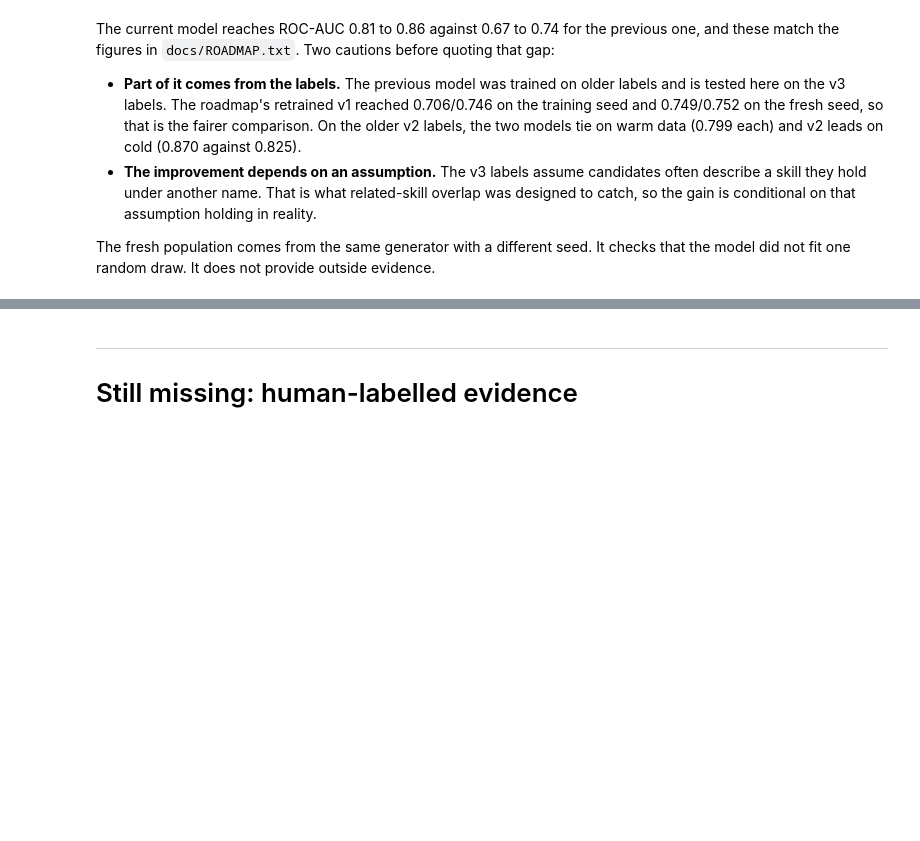
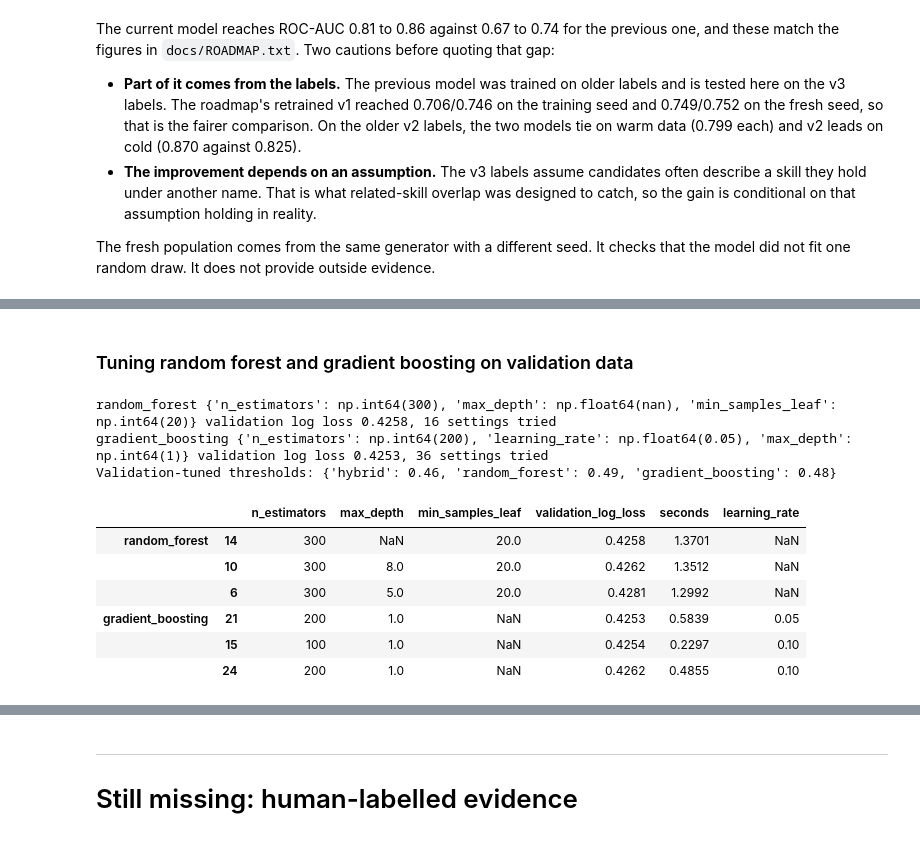
Before and after one commit to DiorWachira/Hybrid-AI-Powered-Matching-and-Recommendation-Engine, a Jupyter notebook: notebooks/model_visuals.ipynb, the cells around one changed output, grey strips where cells are left out. Saved outputs shown, nothing was run; the diff lists cells and outputs as text; code cells hidden in the pictures; blank space fills up the shorter version.

```diff
--- a/notebooks/model_visuals.ipynb
+++ b/notebooks/model_visuals.ipynb
@@ -1124,0 +1135,50 @@ display(generations.drop(columns=["tp", "fp", "fn", "tn"]).round(3))
+# %% [markdown]
+### Tuning random forest and gradient boosting on validation data
+# %%
+from itertools import product
+from time import perf_counter
+
+from sklearn.ensemble import GradientBoostingClassifier, RandomForestClassifier
+
+X = pairs[list(FEATURES)].to_numpy()
+y = pairs.label.to_numpy()
+in_train, in_validation = (pairs.split == "train").to_numpy(), (pairs.split == "validation").to_numpy()
+F1_GRID = np.linspace(0.05, 0.95, 91)
+SEARCHES = {
+    "random_forest": (RandomForestClassifier, {"n_estimators": [300], "max_depth": [3, 5, 8, None], "min_samples_leaf": [1, 5, 20, 50]}),
+    "gradient_boosting": (GradientBoostingClassifier, {"n_estimators": [50, 100, 200, 400], "learning_rate": [0.02, 0.05, 0.1], "max_depth": [1, 2, 3]}),
+}
+fitted, searches = {}, {}
+for name, (factory, grid) in SEARCHES.items():
+    rows = []
+    for values in product(*grid.values()):
+        settings = dict(zip(grid, values))
+        started = perf_counter()
+        model = factory(random_state=TRAINING_SEED, **settings).fit(X[in_train], y[in_train])
+        rows.append({**settings, "validation_log_loss": log_loss(y[in_validation], model.predict_proba(X[in_validation])[:, 1]), "seconds": perf_counter() - started, "model": model})
+    searches[name] = pd.DataFrame(rows)
+    # The same selection rule as the served model: lowest validation log loss.
+    fitted[name] = searches[name].loc[searches[name].validation_log_loss.idxmin()]
+    print(name, {key: fitted[name][key] for key in grid}, f"validation log loss {fitted[name].validation_log_loss:.4f}, {len(rows)} settings tried")
+
+ALGORITHMS = {"hybrid": ("Logistic regression (served)", BLUE, "o"), "random_forest": ("Random forest", ORANGE, "^"), "gradient_boosting": ("Gradient boosting", AQUA, "D")}
+for name in SEARCHES:
+    pairs[name] = fitted[name].model.predict_proba(X)[:, 1]
+fresh_pairs = frames[("Fresh seed", "Current model (v2, epoch 4)")].copy()
+for name in SEARCHES:
+    fresh_pairs[name] = fitted[name].model.predict_proba(fresh_pairs[list(FEATURES)].to_numpy())[:, 1]
+ALGORITHM_THRESHOLDS = {name: float(max(F1_GRID, key=lambda value: at_threshold(y[in_validation], pairs[name].to_numpy()[in_validation], value)["f1"])) for name in ALGORITHMS}
+assert abs(ALGORITHM_THRESHOLDS["hybrid"] - THRESHOLD) < 1e-9
+print("Validation-tuned thresholds:", {name: round(value, 2) for name, value in ALGORITHM_THRESHOLDS.items()})
+display(pd.concat({name: frame.drop(columns="model").sort_values("validation_log_loss").head(3) for name, frame in searches.items()}).round(4))
+# %% [output]
+random_forest {'n_estimators': np.int64(300), 'max_depth': np.float64(nan), 'min_samples_leaf': np.int64(20)} validation log loss 0.4258, 16 settings tried
+gradient_boosting {'n_estimators': np.int64(200), 'learning_rate': np.float64(0.05), 'max_depth': np.int64(1)} validation log loss 0.4253, 36 settings tried
+Validation-tuned thresholds: {'hybrid': 0.46, 'random_forest': 0.49, 'gradient_boosting': 0.48}
+|  |  | n_estimators | max_depth | min_samples_leaf | validation_log_loss | seconds | learning_rate |
+| random_forest | 14 | 300 | NaN | 20.0 | 0.4258 | 1.3701 | NaN |
+|  | 10 | 300 | 8.0 | 20.0 | 0.4262 | 1.3512 | NaN |
+|  | 6 | 300 | 5.0 | 20.0 | 0.4281 | 1.2992 | NaN |
+| gradient_boosting | 21 | 200 | 1.0 | NaN | 0.4253 | 0.5839 | 0.05 |
+|  | 15 | 100 | 1.0 | NaN | 0.4254 | 0.2297 | 0.10 |
+|  | 24 | 200 | 1.0 | NaN | 0.4262 | 0.4855 | 0.10 |
```
Also changed, not shown: parts of 13 cells of this notebook, 5 other files.
